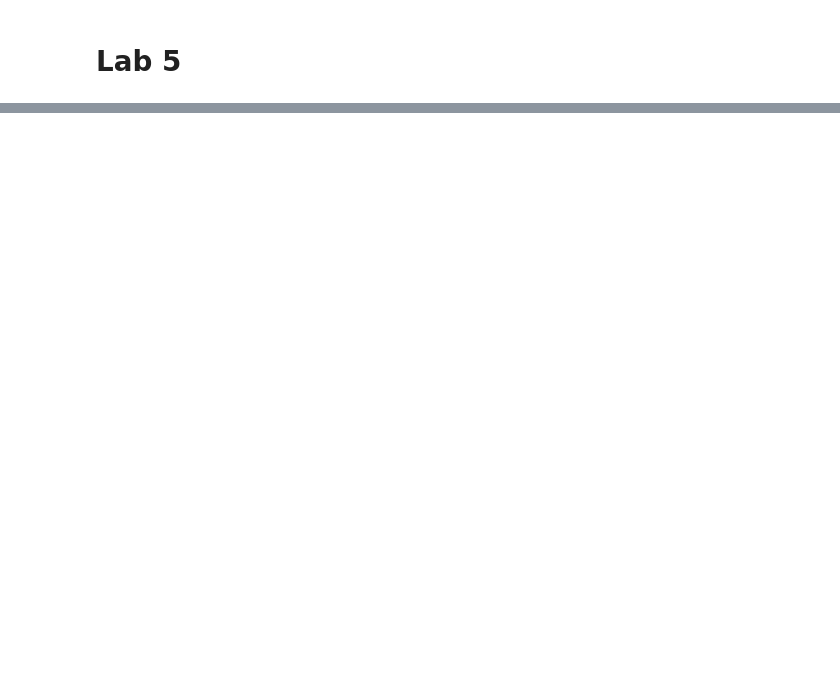
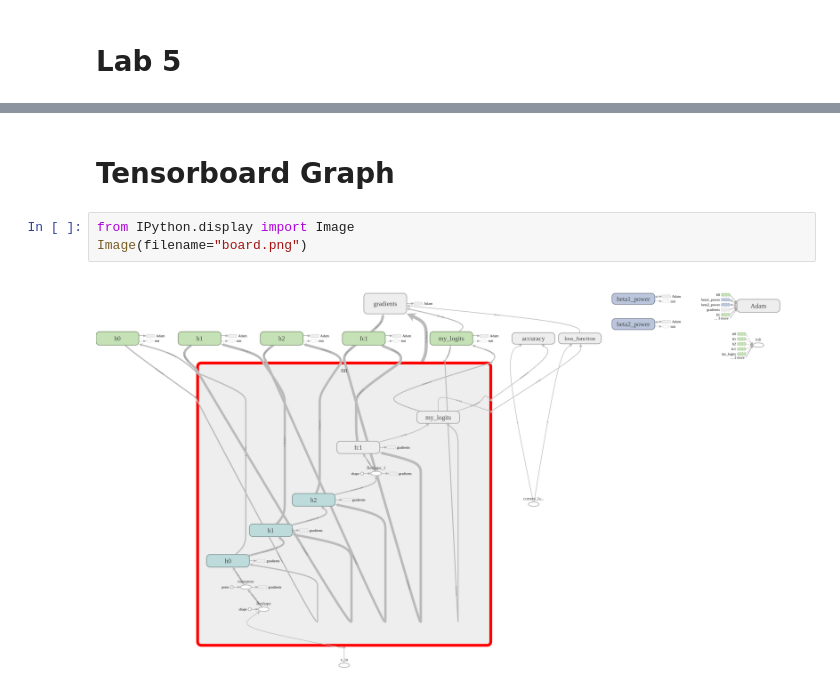
Before and after one commit to AdamHastings/CS501R, a Jupyter notebook: Lab5/Lab5.ipynb, the cells around one changed output, grey strips where cells are left out. Drawn from its saved outputs; the diff is of its cells as text; blank space fills up the shorter version.

```diff
--- a/Lab5/Lab5.ipynb
+++ b/Lab5/Lab5.ipynb
@@ -164,0 +167,7 @@ Loss: 9.42309, accuracy: 0.1235
+# %% [markdown]
+# Tensorboard Graph
+# %%
+from IPython.display import Image
+Image(filename="board.png")
+# %% [output]
+[figure, added]
```
Also changed, not shown: parts of 1 cell of this notebook, 6 other files.
